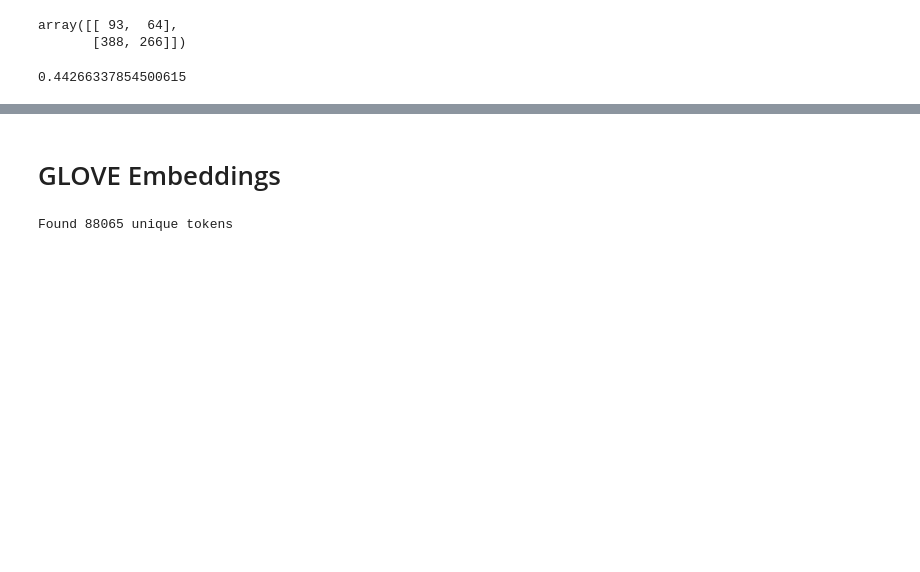
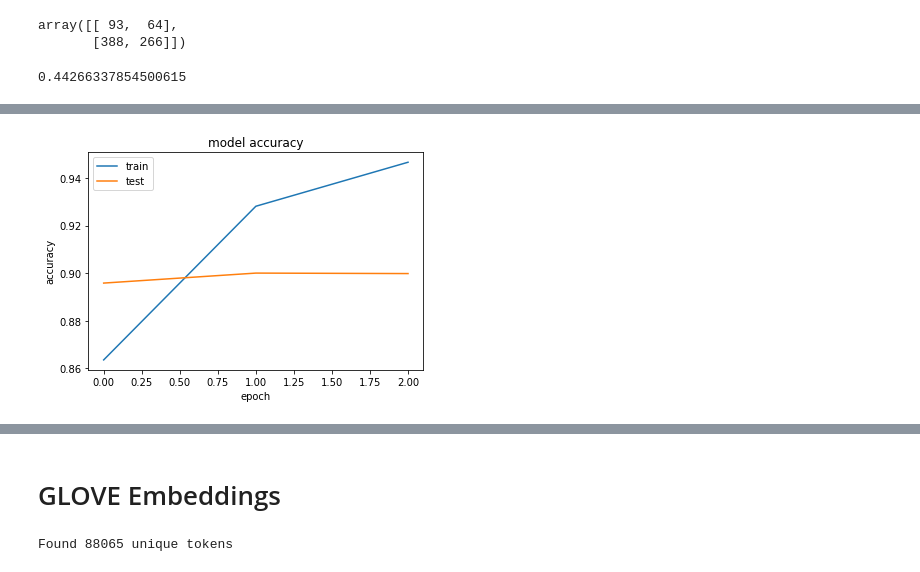
Before and after one commit to erstrong/DeepNeuralNetworksandAI, a Jupyter notebook: Assignment3/Experiment2.ipynb, the cells around one changed output, grey strips where cells are left out. Saved outputs shown, nothing was run; the diff lists cells and outputs as text; code cells hidden in the pictures; blank space fills up the shorter version.

```diff
--- a/Assignment3/Experiment2.ipynb
+++ b/Assignment3/Experiment2.ipynb
@@ -714,0 +719,25 @@ accuracy_score(edgar_test_labels, predictions)
+# %%
+from sklearn.feature_extraction.text import CountVectorizer
+from sklearn.feature_extraction.text import TfidfTransformer
+
+count_vect = CountVectorizer()
+X_train_counts = count_vect.fit_transform(train_data)
+
+tf_transformer = TfidfTransformer(use_idf=True).fit(X_train_counts)
+X_train_tf = tf_transformer.transform(X_train_counts)
+
+X_test_counts = count_vect.transform(test_data)
+X_test_tf = tf_transformer.transform(X_test_counts)
+# %%
+model = Sequential()
+model.add(Dense(50, input_shape=(X_test_tf.shape[1],), activation='relu'))
+model.add(Dense(1, activation='sigmoid'))
+model.compile(optimizer='rmsprop', loss='binary_crossentropy', metrics=['acc'])
+
+model.summary()
+
+history = model.fit(X_train_tf.toarray(), train_labels,
+                    epochs=50,
+                    batch_size=32,
+                    validation_split=0.2,
+                    callbacks=[EarlyStopping()])
@@ -714,0 +769,10 @@ accuracy_score(edgar_test_labels, predictions)
+# %%
+plt.plot(history.history['acc'])
+plt.plot(history.history['val_acc'])
+plt.title('model accuracy')
+plt.ylabel('accuracy')
+plt.xlabel('epoch')
+plt.legend(['train', 'test'], loc='upper left')
+plt.show()
+# %% [output]
+[figure, added]
```
Also changed, not shown: parts of 9 cells of this notebook.
